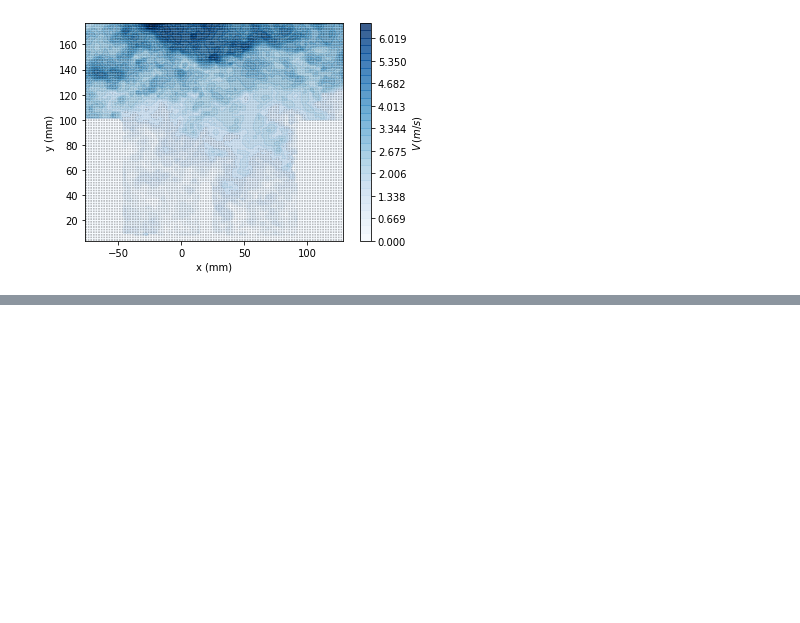
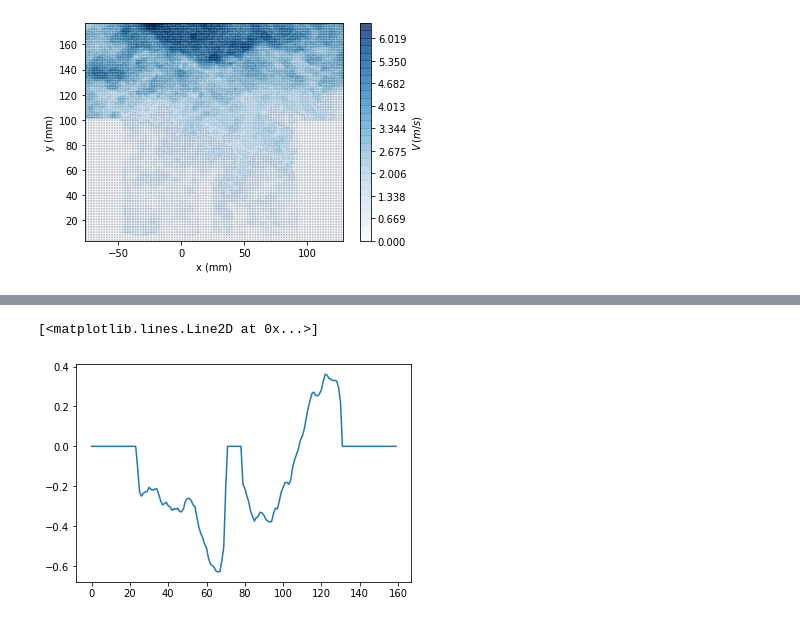
Before and after one commit to alexlib/pivpy, a Jupyter notebook: examples/notebooks/test_urban_canopy.ipynb, the cells around one changed output, grey strips where cells are left out. Cells and saved outputs as stored; diff of their text form; code cells hidden in the pictures; blank space fills up the shorter version.

```diff
--- a/examples/notebooks/test_urban_canopy.ipynb
+++ b/examples/notebooks/test_urban_canopy.ipynb
@@ -27,0 +54,5 @@ graphics.quiver(data.isel(t=-1),arrScale=100) # show last
+# %%
+plt.plot(data[dict(y=slice(100, None))].mean(dim='t').mean(dim='y').u.values)
+# %% [output]
+[<matplotlib.lines.Line2D at 0x...>]
+[figure, added]
```
Also changed, not shown: parts of 6 cells of this notebook, 4 other files.
